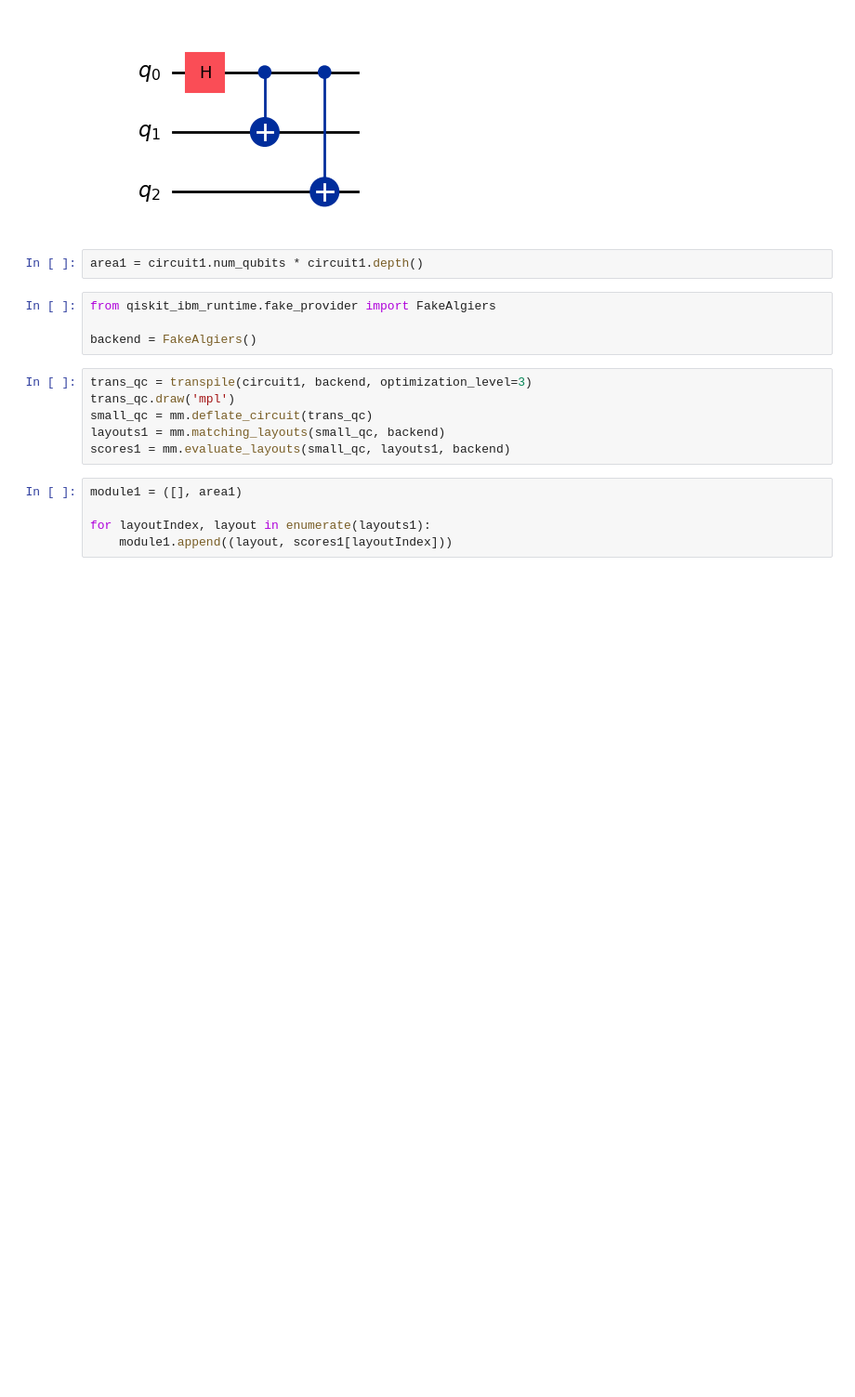
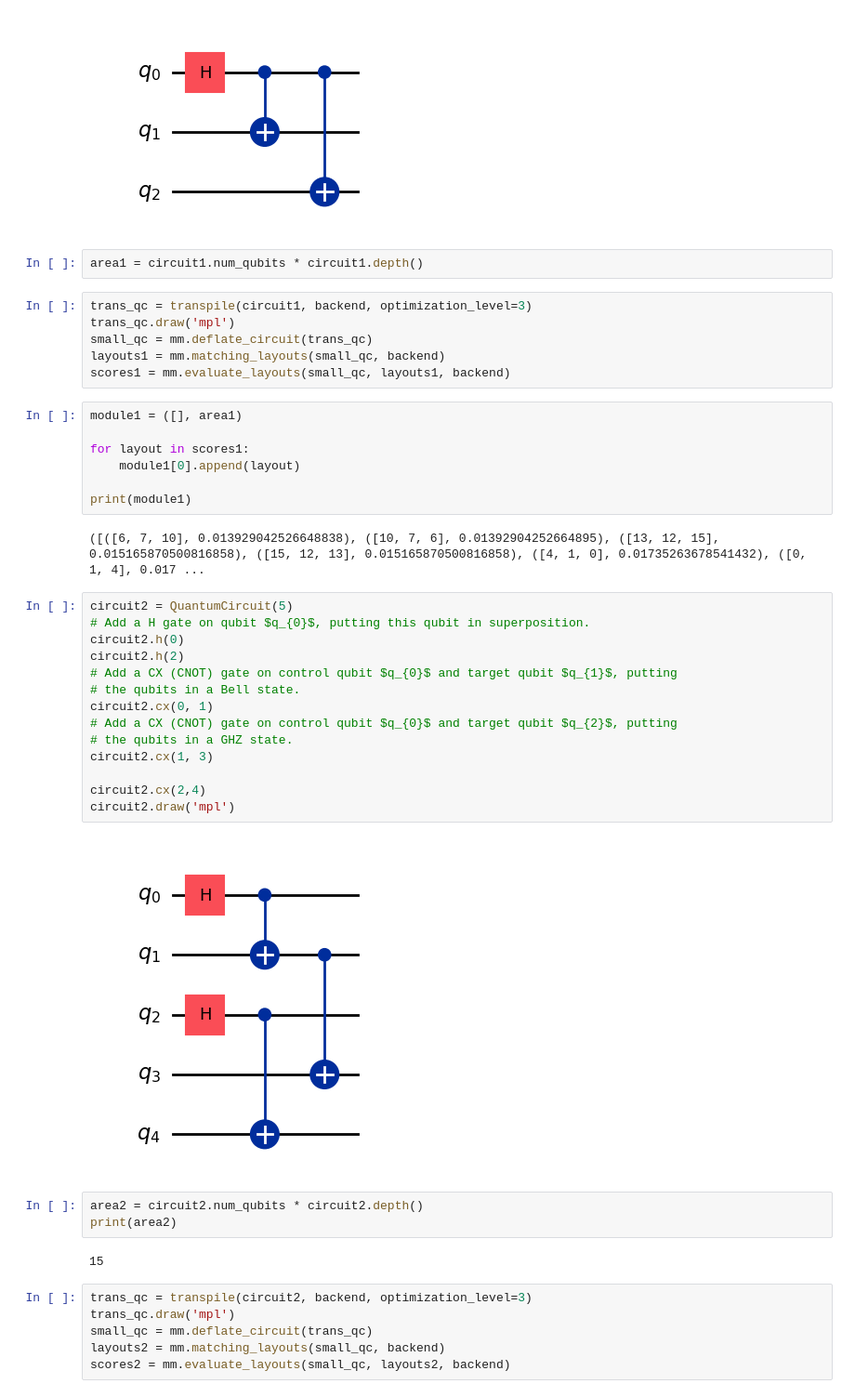
Before and after one commit to Giorgio-Miani/quantum-swap-optimizer, a Jupyter notebook: src/comp_graph_testing.ipynb, the cells around one changed output. Shown at 93% size. Cells and saved outputs as stored; diff of their text form; blank space fills up the shorter version.

```diff
--- a/src/comp_graph_testing.ipynb
+++ b/src/comp_graph_testing.ipynb
@@ -28,10 +36,6 @@ circuit1.draw('mpl')
 [figure]
 # %%
 area1 = circuit1.num_qubits * circuit1.depth()
-# %%
-from qiskit_ibm_runtime.fake_provider import FakeAlgiers
-
-backend = FakeAlgiers()
 # %%
 trans_qc = transpile(circuit1, backend, optimization_level=3)
 trans_qc.draw('mpl')
@@ -41,5 +45,36 @@ scores1 = mm.evaluate_layouts(small_qc, layouts1, backend)
 # %%
 module1 = ([], area1)
 
-for layoutIndex, layout in enumerate(layouts1):
-    module1.append((layout, scores1[layoutIndex]))
+for layout in scores1:
+    module1[0].append(layout)
+
+print(module1)
+# %% [output]
+([([6, 7, 10], 0.013929042526648838), ([10, 7, 6], 0.01392904252664895), ([13, 12, 15], 0.015165870500816858), ([15, 12, 13], 0.015165870500816858), ([4, 1, 0], 0.01735263678541432), ([0, 1, 4], 0.017 ...
+# %%
+circuit2 = QuantumCircuit(5)
+# Add a H gate on qubit $q_{0}$, putting this qubit in superposition.
+circuit2.h(0)
+circuit2.h(2)
+# Add a CX (CNOT) gate on control qubit $q_{0}$ and target qubit $q_{1}$, putting
+# the qubits in a Bell state.
+circuit2.cx(0, 1)
+# Add a CX (CNOT) gate on control qubit $q_{0}$ and target qubit $q_{2}$, putting
+# the qubits in a GHZ state.
+circuit2.cx(1, 3)
+
+circuit2.cx(2,4)
+circuit2.draw('mpl')
+# %% [output]
+[figure, added]
+# %%
+area2 = circuit2.num_qubits * circuit2.depth()
+print(area2)
+# %% [output]
+15
+# %%
+trans_qc = transpile(circuit2, backend, optimization_level=3)
+trans_qc.draw('mpl')
+small_qc = mm.deflate_circuit(trans_qc)
+layouts2 = mm.matching_layouts(small_qc, backend)
+scores2 = mm.evaluate_layouts(small_qc, layouts2, backend)
```
Also changed, not shown: parts of 7 cells of this notebook, 1 other file.
